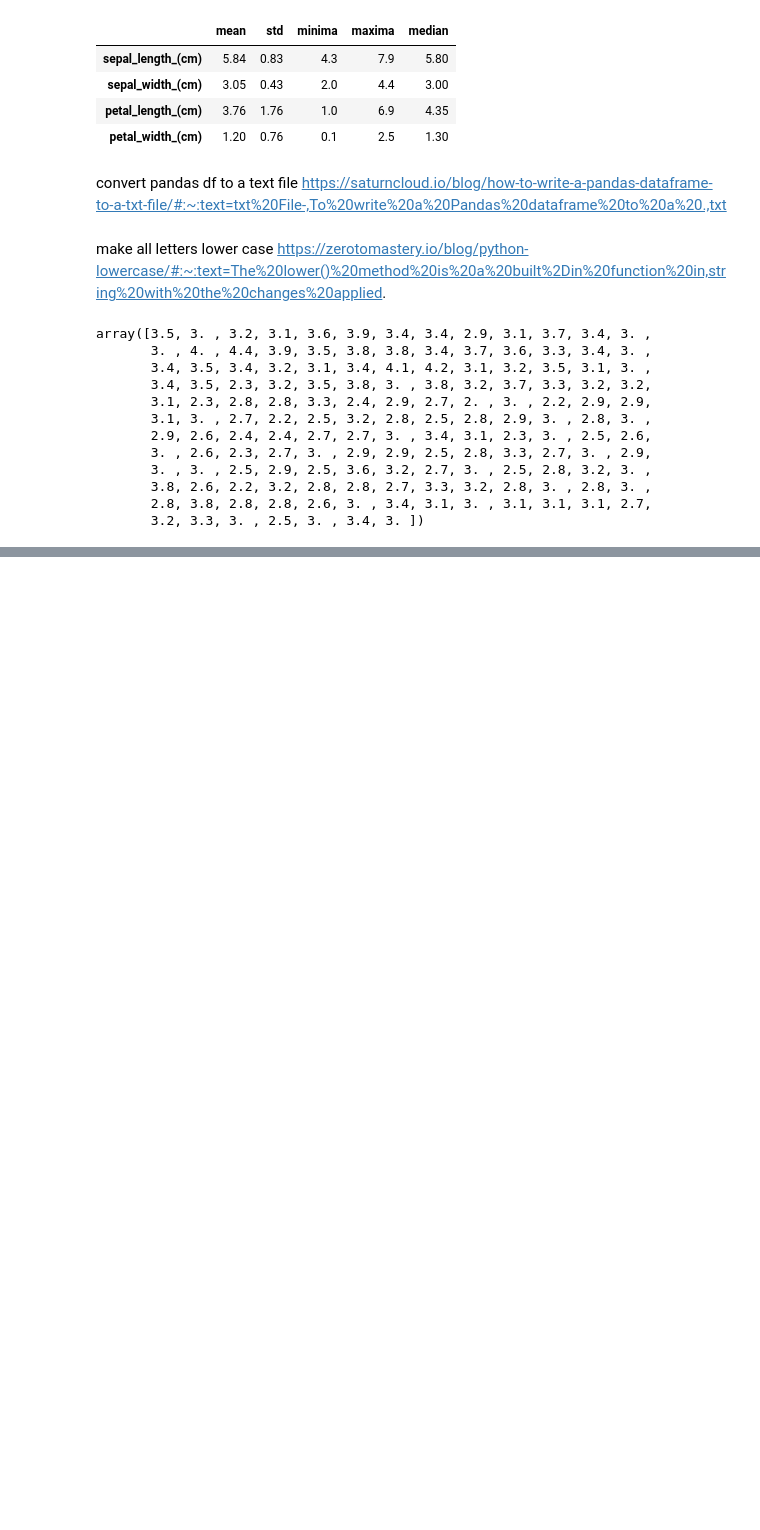
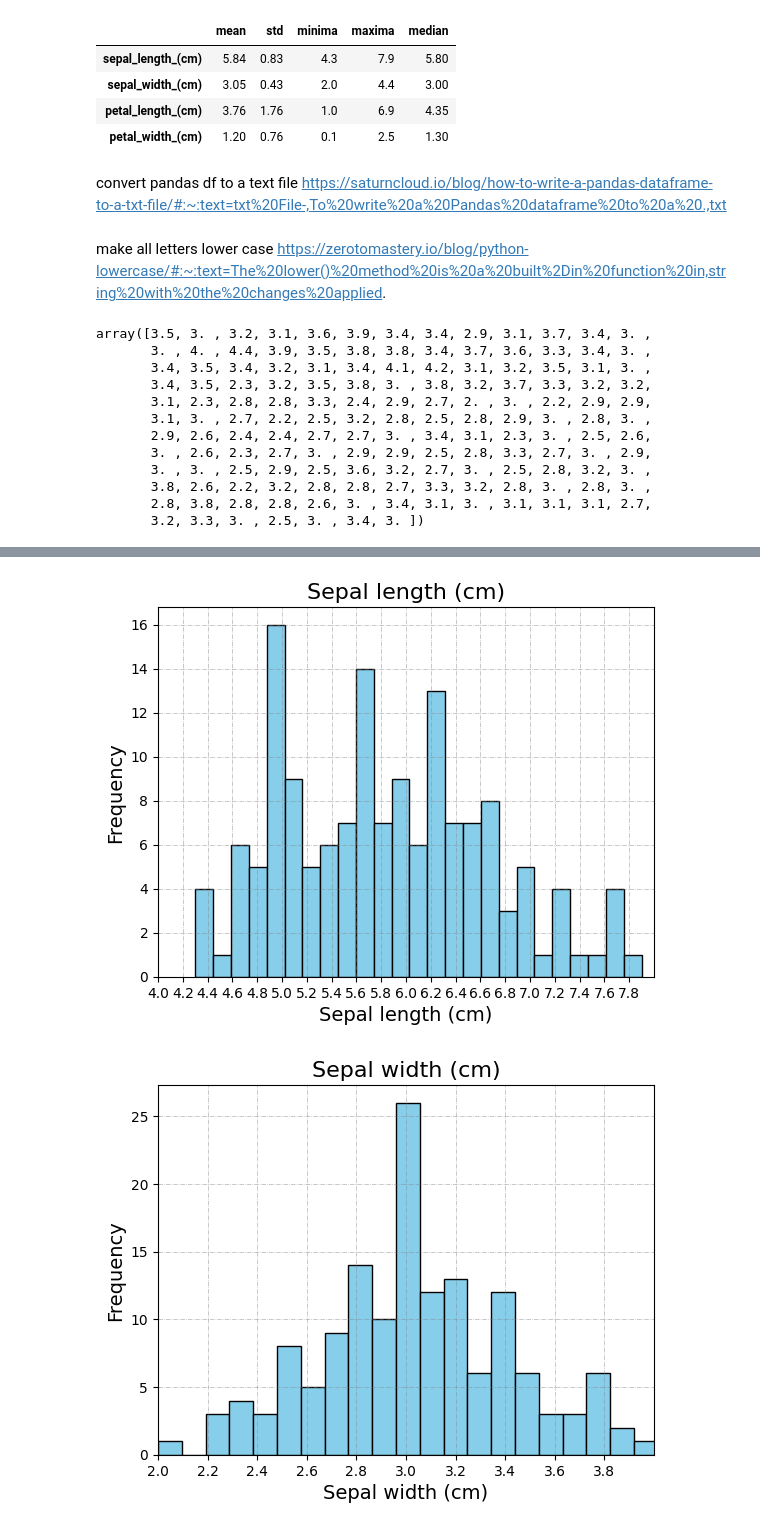
Before and after one commit to aldaszarnauskas/exploratory_analysis_iris_dataset, a Jupyter notebook: pands-project.ipynb, the cells around one changed output, grey strips where cells are left out. Saved outputs shown, nothing was run; the diff lists cells and outputs as text; code cells hidden in the pictures; blank space fills up the shorter version.

```diff
--- a/pands-project.ipynb
+++ b/pands-project.ipynb
@@ -191,0 +196,8 @@ plot_hist(iris_data[1], title="Histogram of Sepal Length in cm")
+# %%
+temp_feature_names = [feature.replace("_", " ").capitalize() for feature in feature_names]
+# %%
+for i in range(4):
+    plot_hist(iris_data[i], title=temp_feature_names[i])
+# %% [output]
+[figure, added]
+[figure, added]
```
Also changed, not shown: parts of 5 cells of this notebook, 7 other files.
